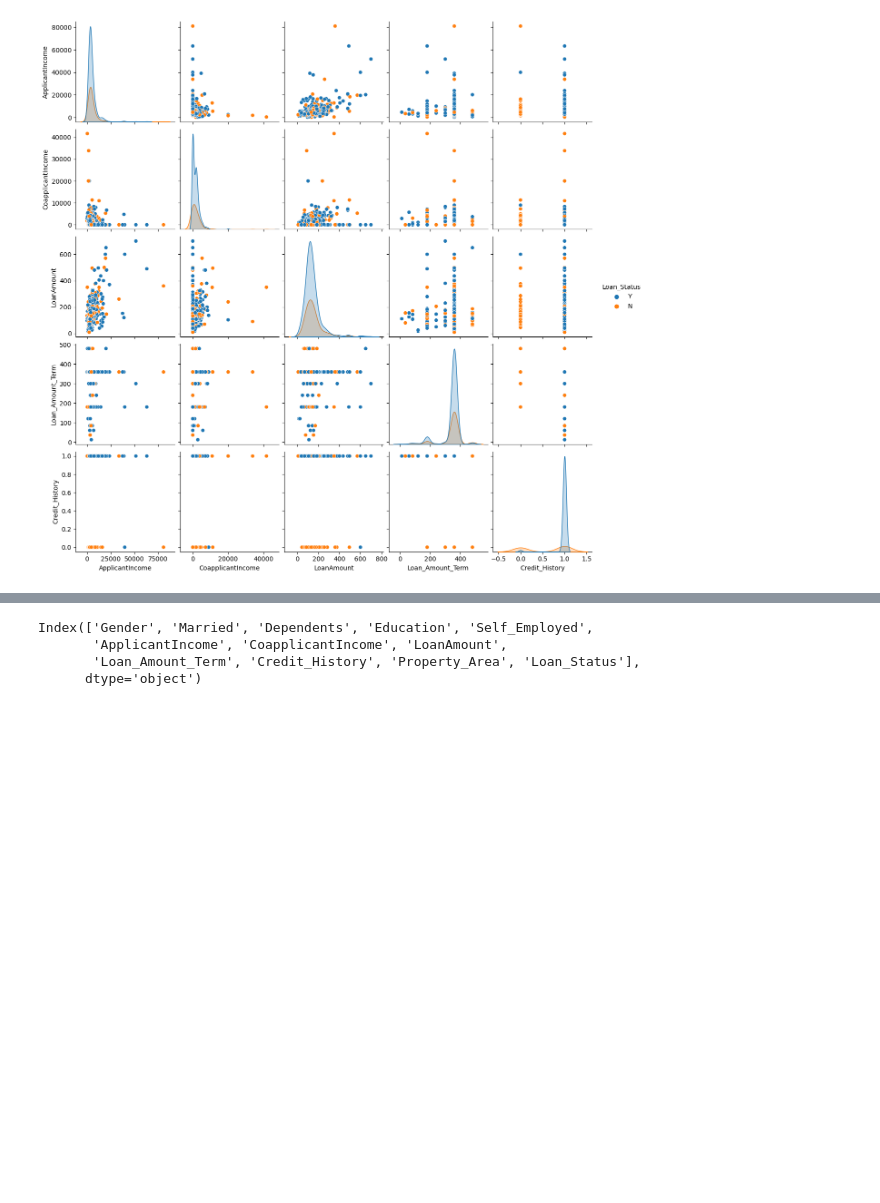
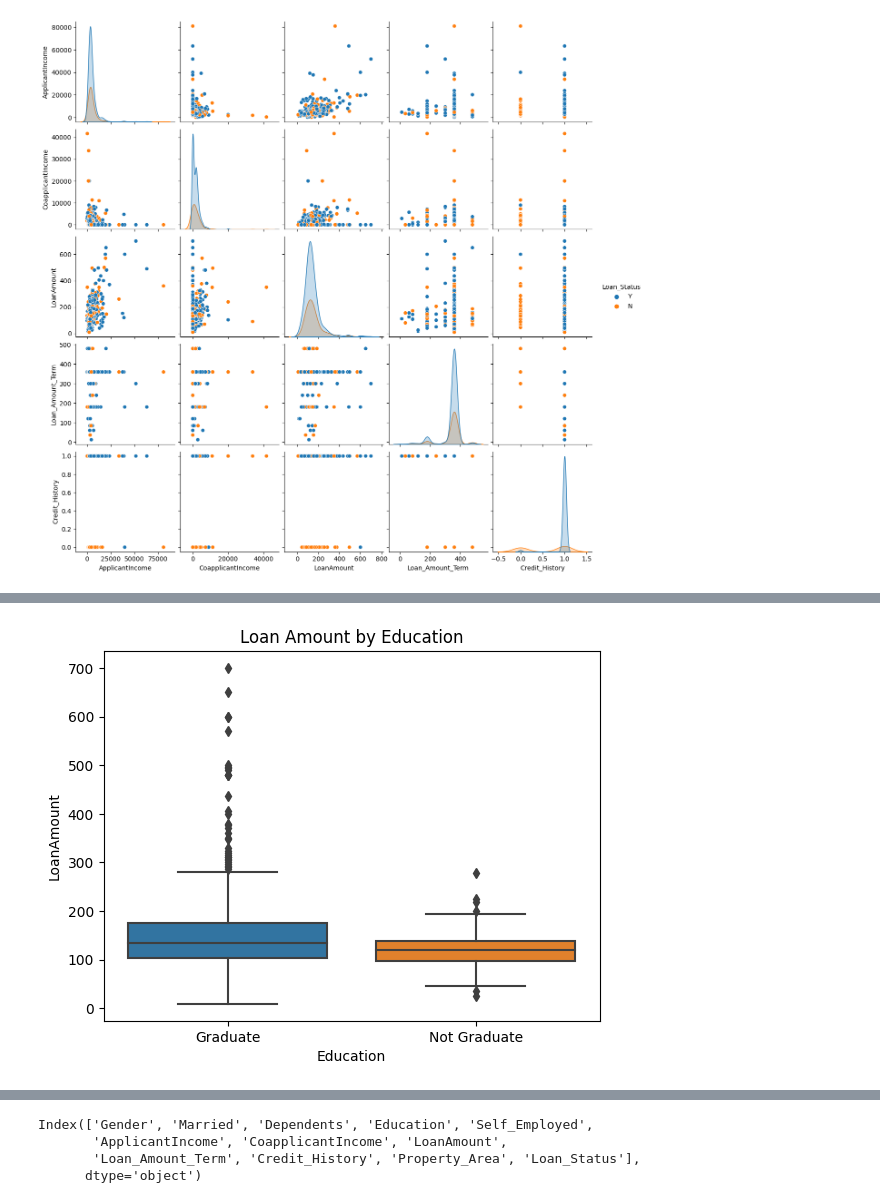
Before and after one commit to KrishnaMoorthy47/Home-Loan-Approval-1, a Jupyter notebook: HomeLoanApproval_Project.ipynb, the cells around one changed output, grey strips where cells are left out. Drawn from its saved outputs; the diff is of its cells as text; code cells hidden in the pictures; blank space fills up the shorter version.

```diff
--- a/HomeLoanApproval_Project.ipynb
+++ b/HomeLoanApproval_Project.ipynb
@@ -199,0 +207,6 @@ plt.show()
+# %%
+sns.boxplot(x='Education', y='LoanAmount', data=df)
+plt.title('Loan Amount by Education')
+plt.show()
+# %% [output]
+[figure, added]
```
Also changed, not shown: parts of 18 cells of this notebook.
